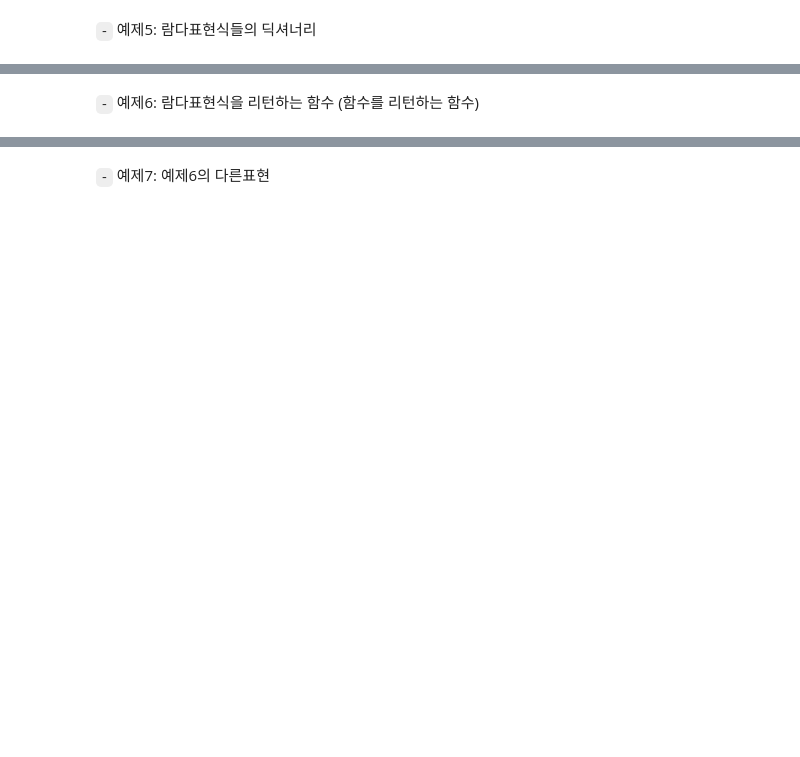
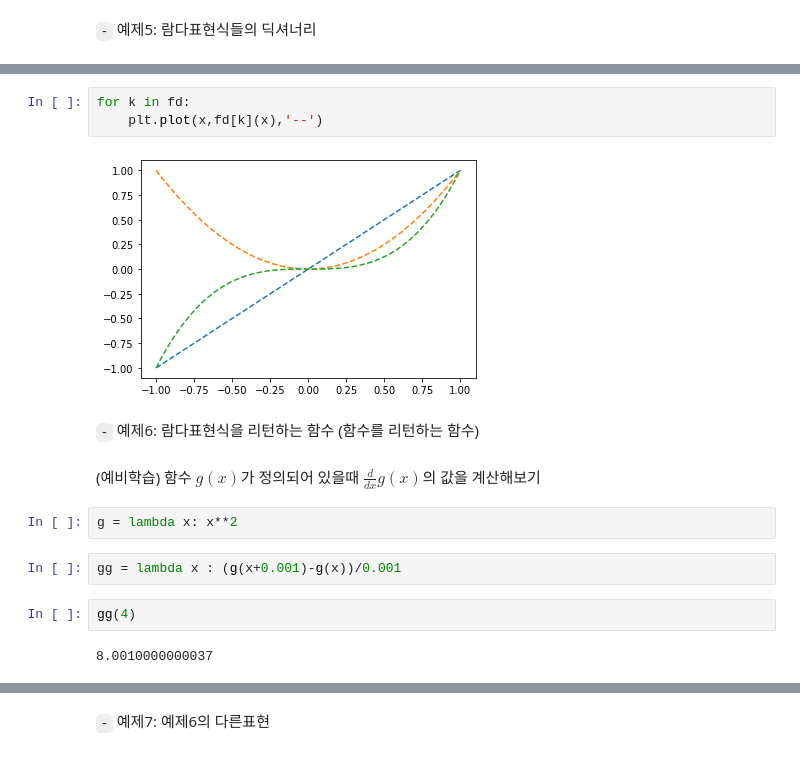
Before and after one commit to guebin/DV2022_backup, a Jupyter notebook: _notebooks/2022-10-12-(6주차) 10월12일.ipynb, the cells around one changed output, grey strips where cells are left out. Saved outputs shown, nothing was run; the diff lists cells and outputs as text; blank space fills up the shorter version.

```diff
--- a/_notebooks/2022-10-12-(6주차) 10월12일.ipynb
+++ b/_notebooks/2022-10-12-(6주차) 10월12일.ipynb
@@ -24,2 +99,17 @@
+# %%
+for k in fd:
+    plt.plot(x,fd[k](x),'--')
+# %% [output]
+[figure, added]
 # %% [markdown]
 `-` 예제6: 람다표현식을 리턴하는 함수 (함수를 리턴하는 함수)
+# %% [markdown]
+(예비학습) 함수 $g(x)$가 정의되어 있을때 $\frac{d}{dx}g(x)$의 값을 계산해보기
+# %%
+g = lambda x: x**2
+# %%
+gg = lambda x : (g(x+0.001)-g(x))/0.001
+# %%
+gg(4)
+# %% [output]
+8.0010000000037
```
Also changed, not shown: parts of 93 cells of this notebook, 1 other file.
